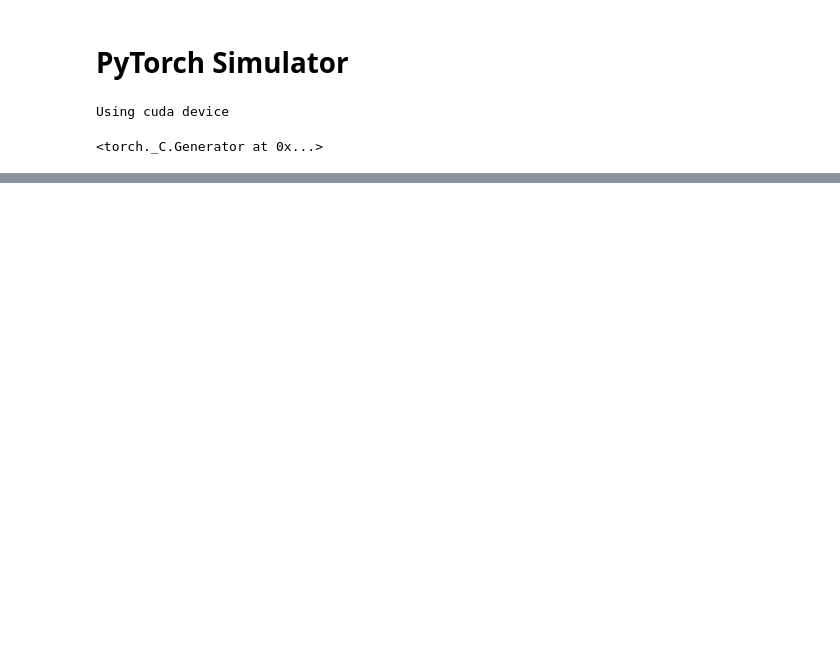
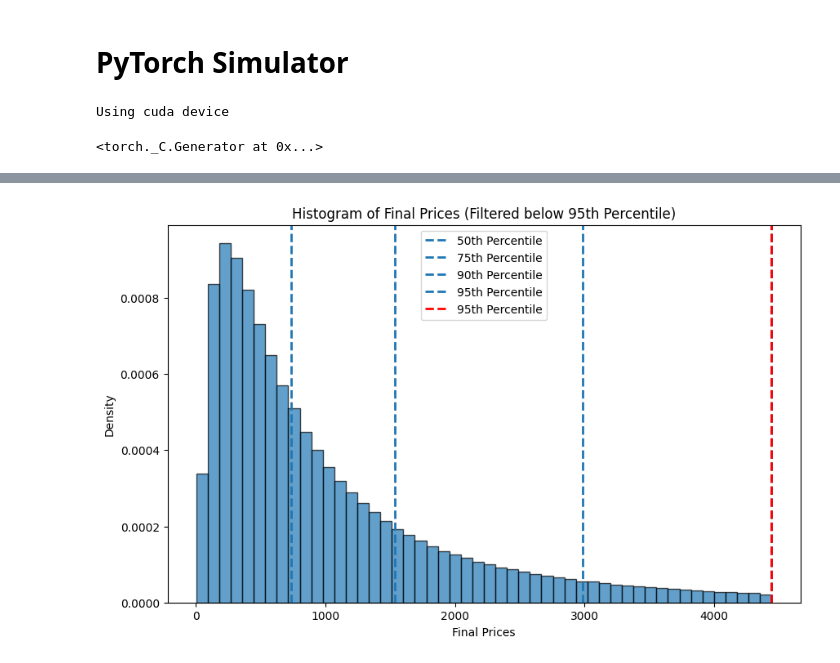
Before and after one commit to BichengWang/py-notebook, a Jupyter notebook: src/finance/tools/tools_simulator.ipynb, the cells around one changed output, grey strips where cells are left out. Saved outputs shown, nothing was run; the diff lists cells and outputs as text; code cells hidden in the pictures; blank space fills up the shorter version.

```diff
--- a/src/finance/tools/tools_simulator.ipynb
+++ b/src/finance/tools/tools_simulator.ipynb
@@ -5,6 +5,7 @@ import torch
 import numpy as np
 import pandas as pd
 import matplotlib.pyplot as plt
+import asyncio
 # Get cpu or gpu device for training.
 device = "cuda" if torch.cuda.is_available() else "mps" if torch.backends.mps.is_available() else "cpu"
 print(f"Using {device} device")
@@ -13,14 +14,14 @@ print(f"Using {device} device")
 expected_return = 0.25  # 25% expected return
 risk_free_rate = 0.03  # 2.70% risk-free rate
 std_deviation = 0.20  # 20% standard deviation
-time_horizon = 30  # 30 years
+time_horizon = 30  # 10 years
 trading_days = 252  # Number of trading days in a year
 dt = 1. / trading_days  # Time step for trading days
-num_simulations = 1_000  # Number of simulations
+num_simulations = 1_000_000  # Number of simulations
 # Simulate multiple random walks for mutual fund performance using PyTorch matrix operations
 time_steps = int(time_horizon * trading_days)
 # Define batch size to fit within GPU memory
-batch_size = 100  # Adjust this value based on your GPU memory capacity
+batch_size = 10_000  # Adjust this value based on your GPU memory capacity
 
 # Set random seed for reproducibility
 torch.manual_seed(42)
@@ -134,0 +98,31 @@ plt.show()
+# %%
+# Plotting the histogram of final returns with percentages
+# plt.figure(figsize=(10, 6))
+# Calculate the 90th percentile of final prices
+percentile_95 = np.percentile(final_prices, 95)
+
+# Filter final prices to include only those below the 90th percentile
+filtered_final_prices = final_prices[final_prices <= percentile_95]
+
+# Plot the histogram of the filtered final prices
+plt.figure(figsize=(10, 6))
+
+counts, bins, patches = plt.hist(filtered_final_prices, bins=50, edgecolor='black', alpha=0.7, density=True)
+
+# Calculate and draw percentiles
+percentiles = [50, 75, 90, 95]
+for percentile in percentiles:
+    value = np.percentile(final_prices, percentile)
+    plt.axvline(value, linestyle='dashed', linewidth=2, label=f'{percentile}th Percentile')
+
+# Add legend
+plt.legend()
+# Draw histogram with the percentile
+plt.axvline(percentile_95, color='r', linestyle='dashed', linewidth=2, label='95th Percentile')
+plt.xlabel('Final Prices')
+plt.ylabel('Density')
+plt.title('Histogram of Final Prices (Filtered below 95th Percentile)')
+plt.legend()
+plt.show()
+# %% [output]
+[figure, added]
```
Also changed, not shown: parts of 4 cells of this notebook.
